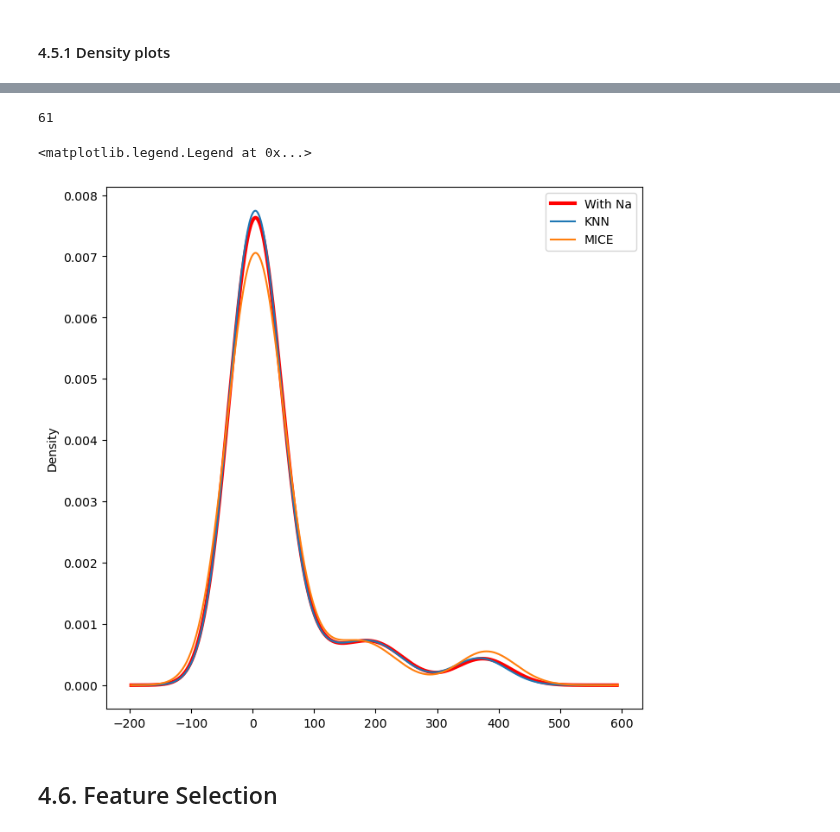
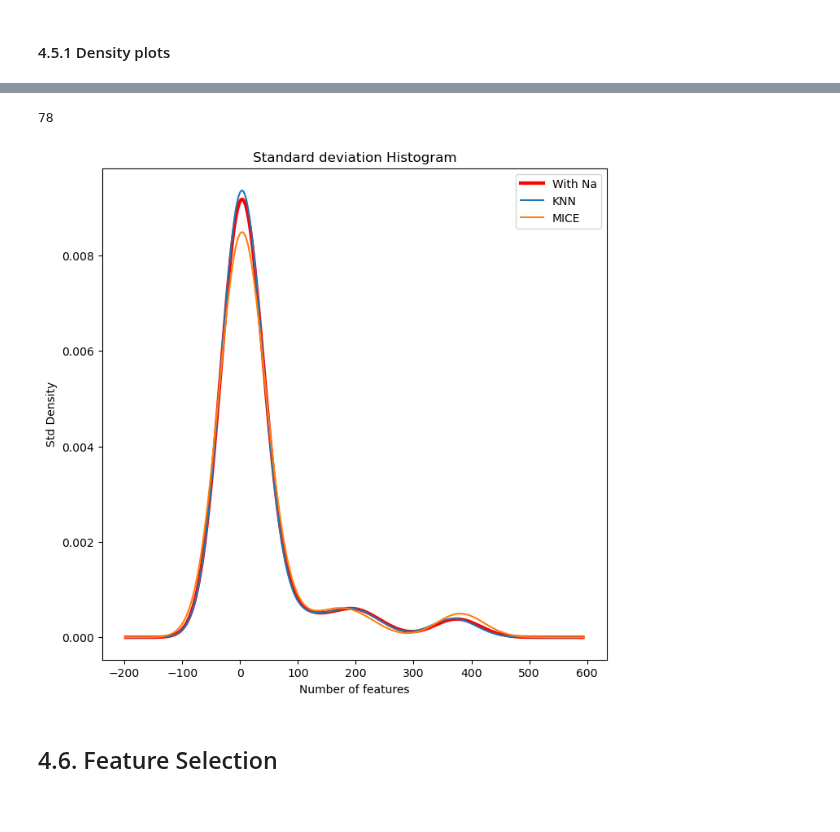
Before and after one commit to Landschy/datamining-htw, a Jupyter notebook: scripts/Presentation4 - draft.ipynb, the cells around one changed output, grey strips where cells are left out. Drawn from its saved outputs; the diff is of its cells as text; code cells hidden in the pictures.

```diff
--- a/scripts/Presentation4 - draft.ipynb
+++ b/scripts/Presentation4 - draft.ipynb
@@ -138,8 +142,8 @@ from sklearn.metrics import roc_curve, roc_auc_score #Evaluate ROC curve
 ## 1. Read Data
 # %%
 # reading data as a data frame, setting ID as the index and getting the number of rows and columns
-df = pd.DataFrame(pd.read_spss("../data/secom_mod.SAV"))
-#df= pd.read_spss(r'C:\Users\s0576758\Desktop\HTW\Data Mining - Tilo\secom_mod.SAV')
+#df = pd.DataFrame(pd.read_spss("../data/secom_mod.SAV"))
+df= pd.read_spss(r'C:\Users\s0576758\Desktop\HTW\Data Mining - Tilo\secom_mod.SAV')
 df = df.set_index('ID')
 df.shape
 # %% [output]
@@ -416,7 +420,7 @@ plt.show()
 [figure]
 # %%
 # Defining a threshold to remove the values above it
-threshold= 0.55
+threshold= 0.7
 pct_null = X_train.isnull().sum() / len(X_train)
 missing_value_cols = pct_null[pct_null >= threshold].index
 
@@ -478,10 +479,10 @@ feature_coeffstd.iloc[0:percentage_features,0].hist(bins=30)
 # %%
 # a percentage of features with the least coeffstd to remove
-percentageToAnalyze = 2
+percentageToAnalyze = 0
 
 percentage_features_rm = int(len(feature_coeffstd)*percentageToAnalyze/100)
 feature_index = feature_coeffstd.index
-features_least_volatile = feature_index[0:percentage_features_rm+1]
+features_least_volatile = feature_index[0:percentage_features_rm]
 print("Number of least Volatiles", len(features_least_volatile))
 print(features_least_volatile)
 # %% [output]
@@ -615,32 +614,32 @@ Text(0.5, 0, 'feature347')
 # %%
 # plot the std of the features with more than 3% of missing values before and after imputation with knn and mice
 feature_missing_sum = pd.DataFrame((X_train.isna()).sum())
 percentage_missing_filter = 3/100
 feature_filter = feature_missing_sum[feature_missing_sum[0]>=(len(X_train.loc[:,])*percentage_missing_filter)].index
 
 print(len(feature_filter))
 
 summary_with_na = X_train[feature_filter].describe(include='all')
 feature_std_with_na = pd.DataFrame(summary_with_na.loc['std',:])
 feature_std_sort_with_na = feature_std_with_na.sort_values(by=['std'])
 
 summary_knn = X_train_KNN[feature_filter].describe(include='all')
 feature_std_knn = pd.DataFrame(summary_knn.loc['std',:])
 feature_std_sort_knn = feature_std_knn.sort_values(by=['std'])
 
 summary_mice = X_train_MICE[feature_filter].describe(include='all')
 feature_std_mice = pd.DataFrame(summary_mice.loc['std',:])
 feature_std_sort_mice = feature_std_mice.sort_values(by=['std'])
 
 feature_std_sort_with_na.iloc[:,0].plot(kind='kde',c='red',linewidth=3)
 feature_std_sort_knn.iloc[:,0].plot(kind='kde')
 feature_std_sort_mice.iloc[:,0].plot(kind='kde')
 labels = ['With Na', 'KNN','MICE']
 plt.legend(labels)
+plt.gca().set(title='Standard deviation Histogram', ylabel='Std Density', xlabel='Number of features');
 # %% [output]
-61
+78
-<matplotlib.legend.Legend at 0x...>
-[figure, old version]
+[figure, new version]
 # %% [markdown]
 ## 4.6. Feature Selection
 # %% [markdown]
```
Also changed, not shown: parts of 71 cells of this notebook.
